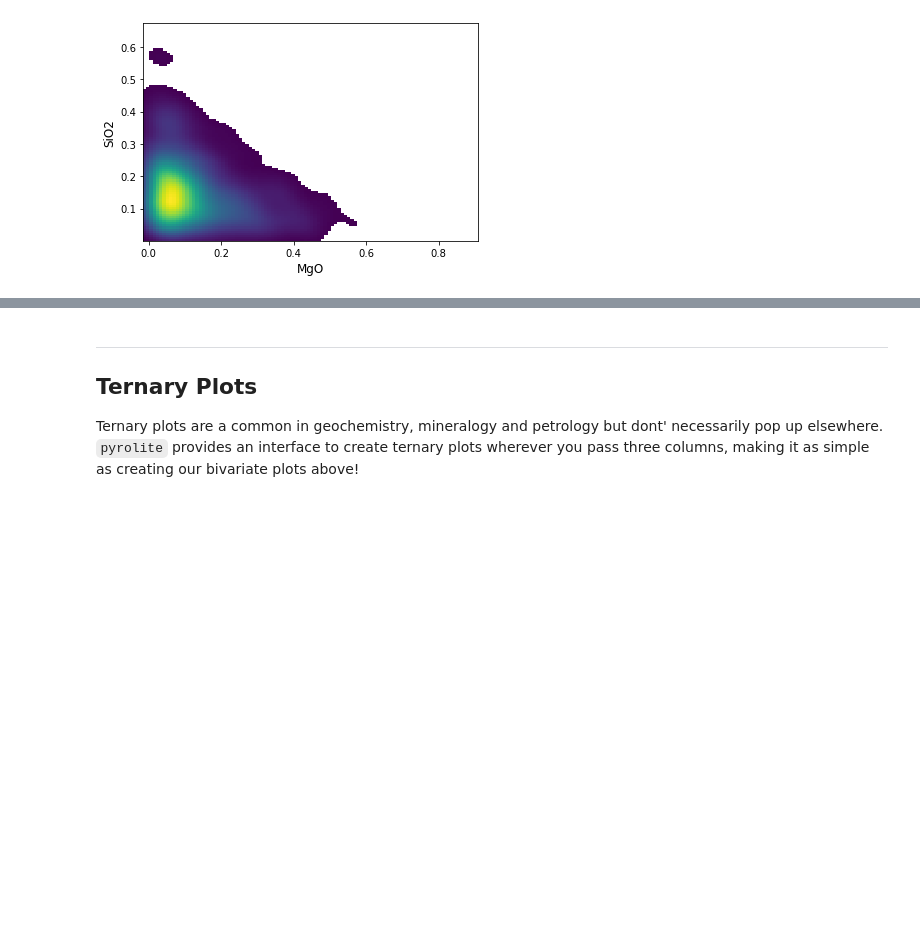
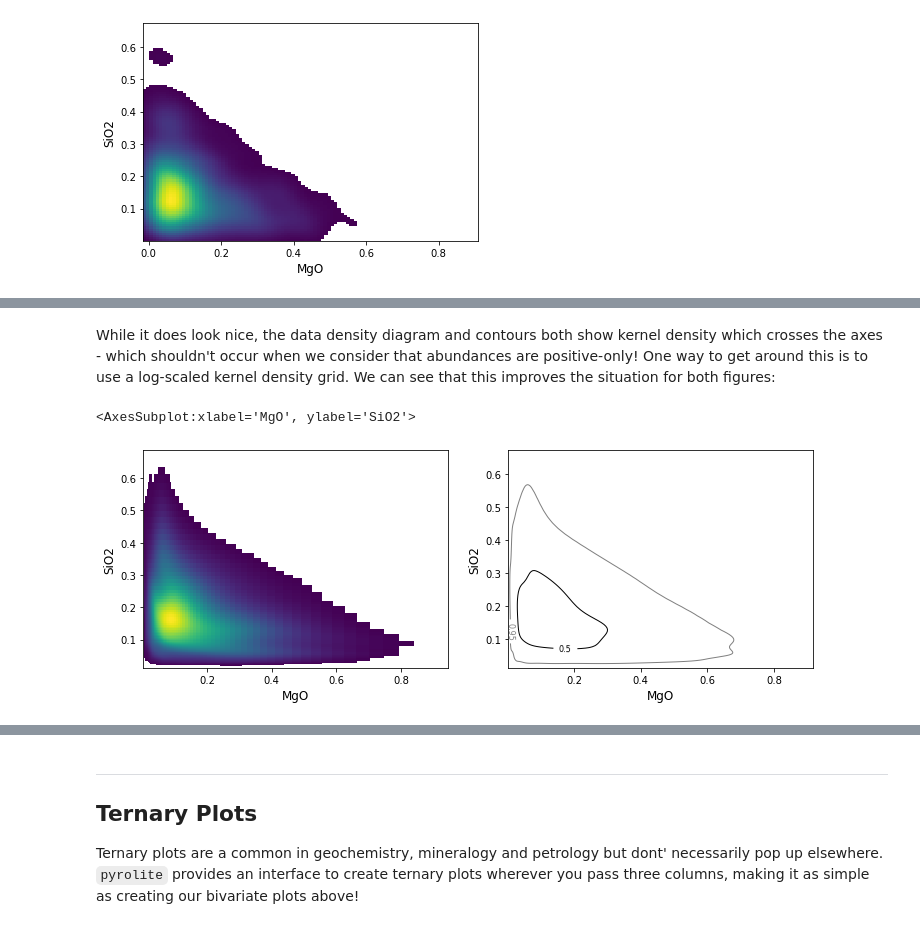
Before and after one commit to morganjwilliams/202103-MQ-pyrolite-workshop, a Jupyter notebook: notebooks/04_simple_vis.ipynb, the cells around one changed output, grey strips where cells are left out. Drawn from its saved outputs; the diff is of its cells as text; code cells hidden in the pictures; blank space fills up the shorter version.

```diff
--- a/notebooks/04_simple_vis.ipynb
+++ b/notebooks/04_simple_vis.ipynb
@@ -32,0 +40,9 @@ df[['MgO', 'SiO2']].pyroplot.density(bins=100)
+# %% [markdown]
+While it does look nice, the data density diagram and contours both show kernel density which crosses the axes - which shouldn't occur when we consider that abundances are positive-only! One way to get around this is to use a log-scaled kernel density grid. We can see that this improves the situation for both figures:
+# %%
+fig, ax = plt.subplots(1, 2, figsize=(12, 4))
+df[['MgO', 'SiO2']].pyroplot.density(ax=ax[0], bins=100, logx=True, logy=True)
+df[['MgO', 'SiO2']].pyroplot.density(ax=ax[1], bins=100, contours=[0.5, 0.95], colors=['k', '0.5'], logx=True, logy=True)
+# %% [output]
+<AxesSubplot:xlabel='MgO', ylabel='SiO2'>
+[figure, added]
```
Also changed, not shown: parts of 6 cells of this notebook.
